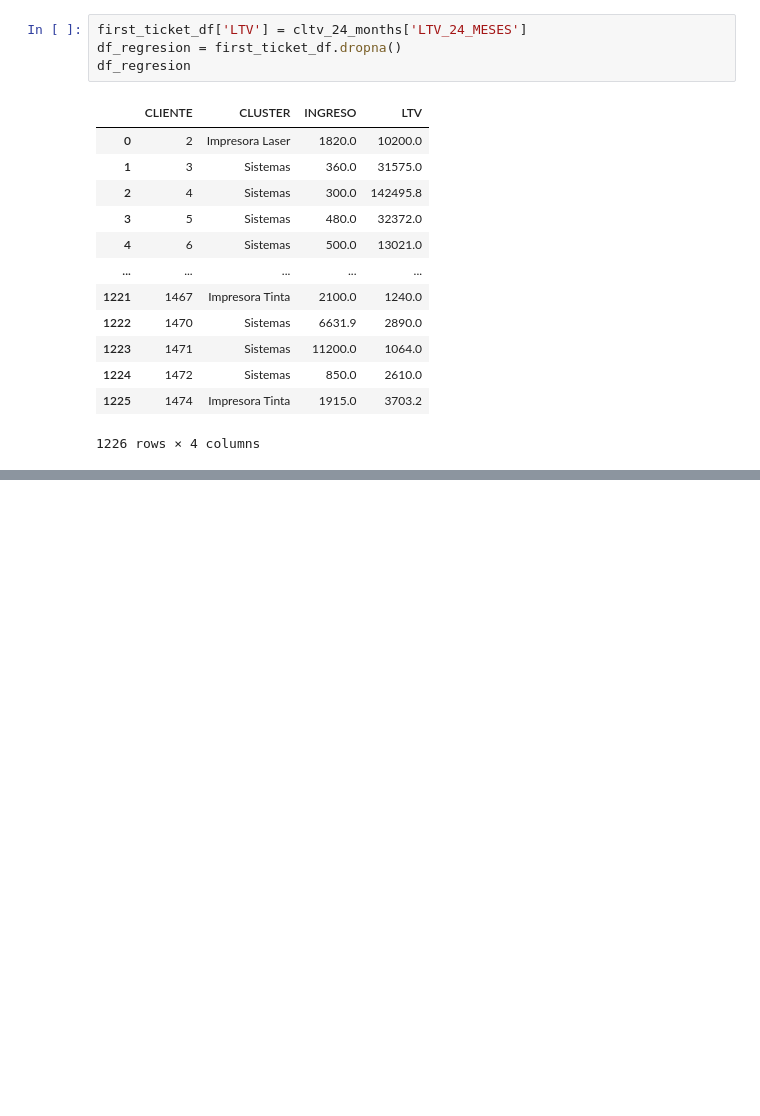
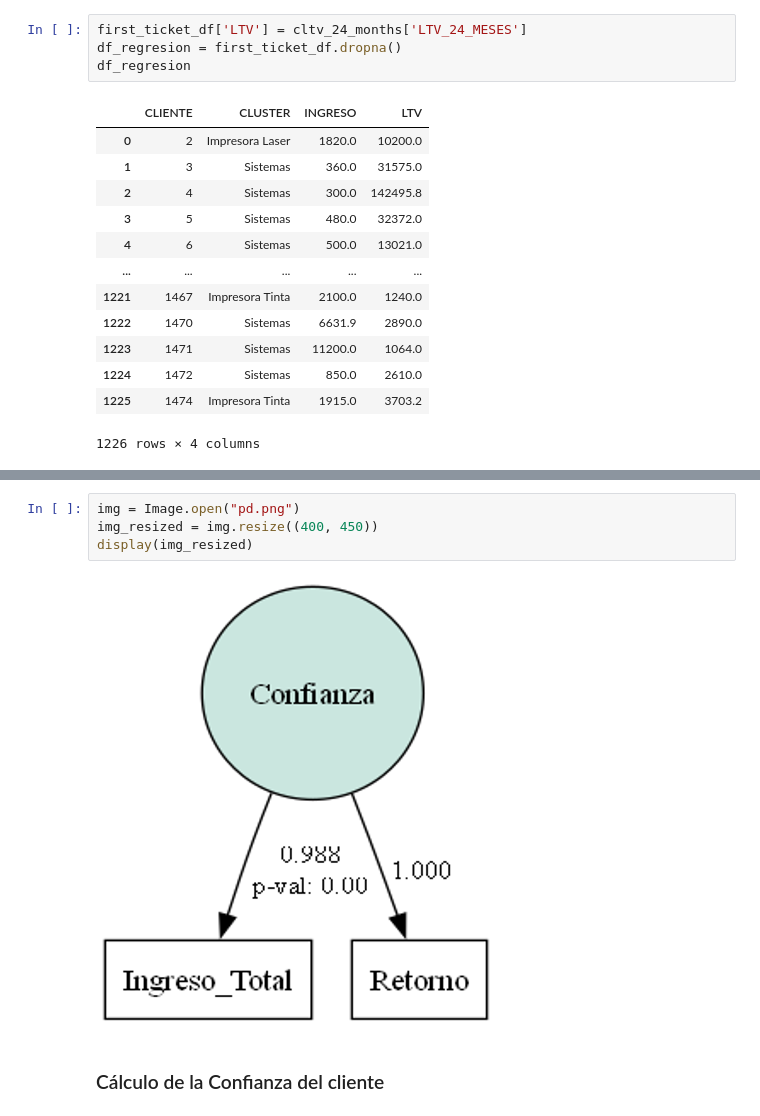
Before and after one commit to luisejdm/Analisis_de_datos_financieros_y_de_diseno_de_indicadores, a Jupyter notebook: Proyecto/Proyecto.ipynb, the cells around one changed output, grey strips where cells are left out. Drawn from its saved outputs; the diff is of its cells as text; blank space fills up the shorter version.

```diff
--- a/Proyecto/Proyecto.ipynb
+++ b/Proyecto/Proyecto.ipynb
@@ -411,0 +565,8 @@ g = semplot(mod, 'pd.png')
+# %%
+img = Image.open("pd.png")
+img_resized = img.resize((400, 450))
+display(img_resized)
+# %% [output]
+[figure, added]
+# %% [markdown]
+### Cálculo de la Confianza del cliente
```
Also changed, not shown: parts of 53 cells of this notebook, 5 other files.
